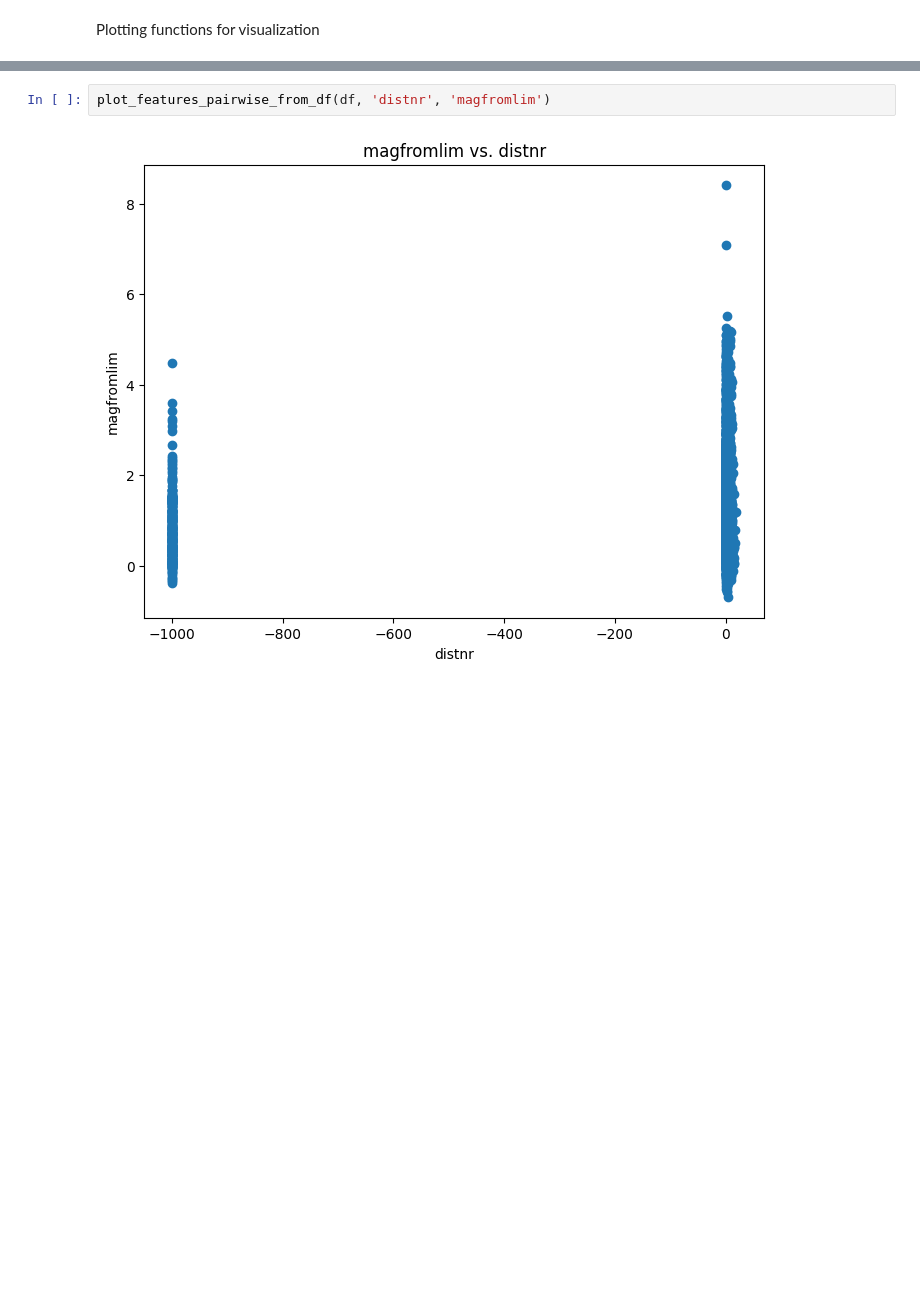
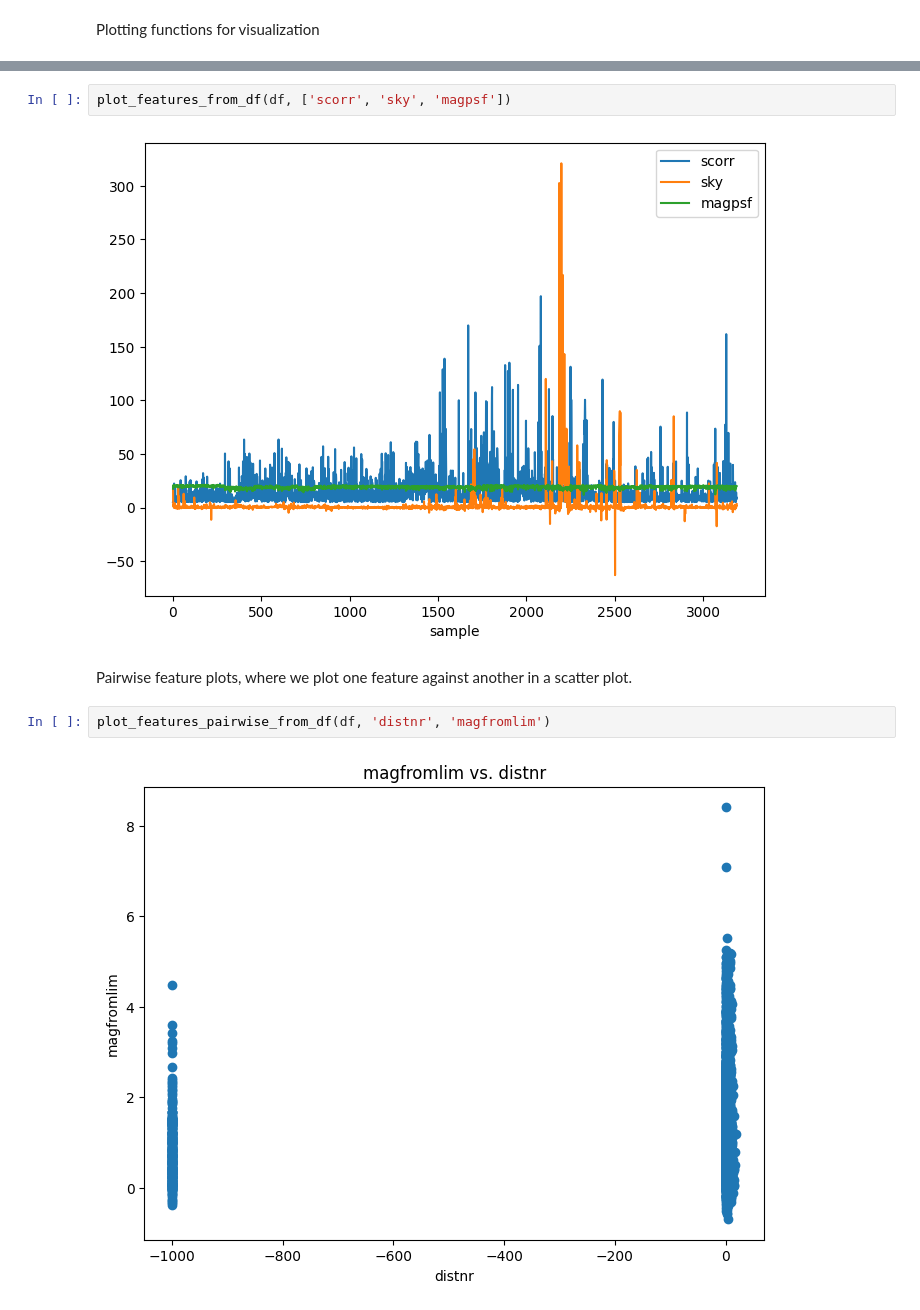
Before and after one commit to abao1999/AY119, a Jupyter notebook: hw1/hw1.ipynb, the cells around one changed output, grey strips where cells are left out. Cells and saved outputs as stored; diff of their text form; blank space fills up the shorter version.

```diff
--- a/hw1/hw1.ipynb
+++ b/hw1/hw1.ipynb
@@ -100,3 +128,9 @@ def plot_features_pairwise_from_df(df, x_feat_name, y_feat_name):
+# %%
+plot_features_from_df(df, ['scorr', 'sky', 'magpsf'])
+# %% [output]
+[figure, added]
+# %% [markdown]
+Pairwise feature plots, where we plot one feature against another in a scatter plot.
 # %%
 plot_features_pairwise_from_df(df, 'distnr', 'magfromlim')
 # %% [output]
```
Also changed, not shown: parts of 7 cells of this notebook, 2 other files.
